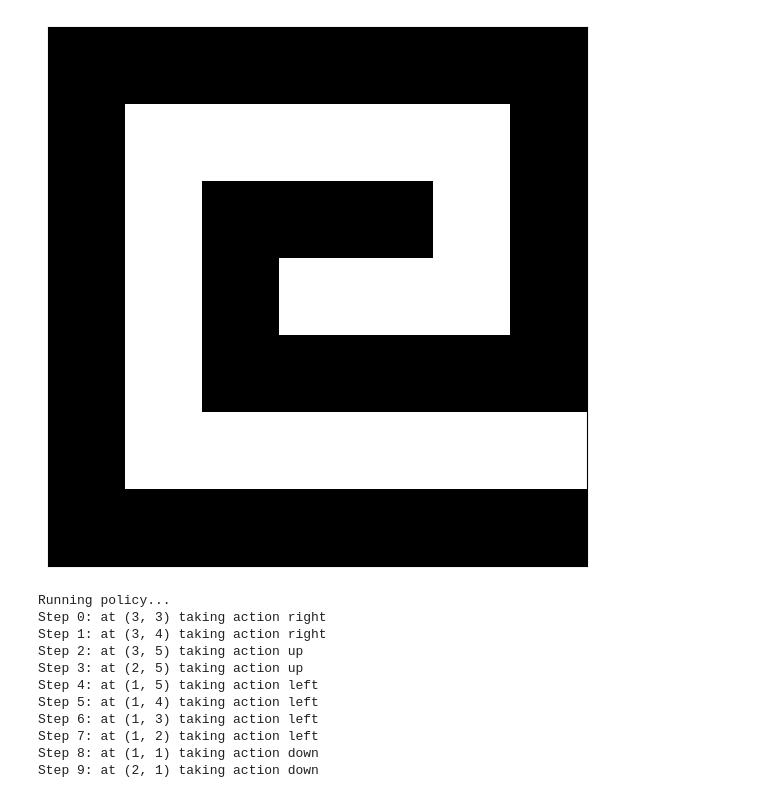
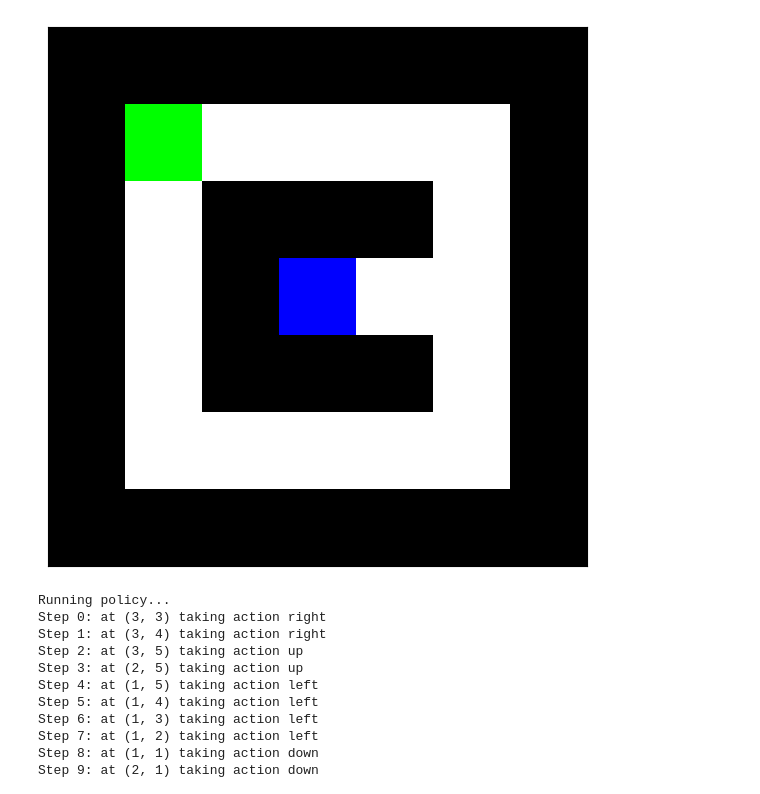
Before and after one commit to hokincode/spiral_maze, a Jupyter notebook: make_illustr_figures.ipynb, the cells around one changed output. Cells and saved outputs as stored; diff of their text form; code cells hidden in the pictures.

```diff
--- a/make_illustr_figures.ipynb
+++ b/make_illustr_figures.ipynb
@@ -4,15 +4,13 @@ import matplotlib.pyplot as plt
 
 class MazeGame:
     def __init__(self):
-        maze_layout = [
-            [1, 1, 1, 1, 1, 1, 1],
-            [1, 0, 0, 0, 0, 0, 1],
-            [1, 0, 1, 1, 1, 0, 1],
-            [1, 0, 1, 0, 0, 0, 1],
-            [1, 0, 1, 1, 1, 1, 1],
-            [1, 0, 0, 0, 0, 0, 0],
-            [1, 1, 1, 1, 1, 1, 1]
-        ]
+        maze_layout = [[1, 1, 1, 1, 1, 1, 1],
+ [1, 0, 0, 0, 0, 0, 1],
+ [1, 0, 1, 1, 1, 0, 1],
+ [1, 0, 1, 0, 0, 0, 1],
+ [1, 0, 1, 1, 1, 0, 1],
+ [1, 0, 0, 0, 0, 0, 1],
+ [1, 1, 1, 1, 1, 1, 1]]
 
         self.layout = np.array(maze_layout)
         self.rgb_maze = self._to_rgb()
@@ -157,13 +155,13 @@ class ModelBasedAgent:
 # %%
 # Create an instance of MazeGame
 maze_game = MazeGame()
 
 # Set the initial and exit positions
-#maze_game.initialPosition(3, 3)
-#maze_game.setExit(5, 6)
+maze_game.initialPosition(3, 3)
+maze_game.setExit(1, 1)
 maze_game.plot()
 # %% [output]
-[figure, old version]
+[figure, new version]
 # %%
 # Initialize the model-based agent with the maze game and update its values
 model_based_agent = ModelBasedAgent(maze_game)
```
